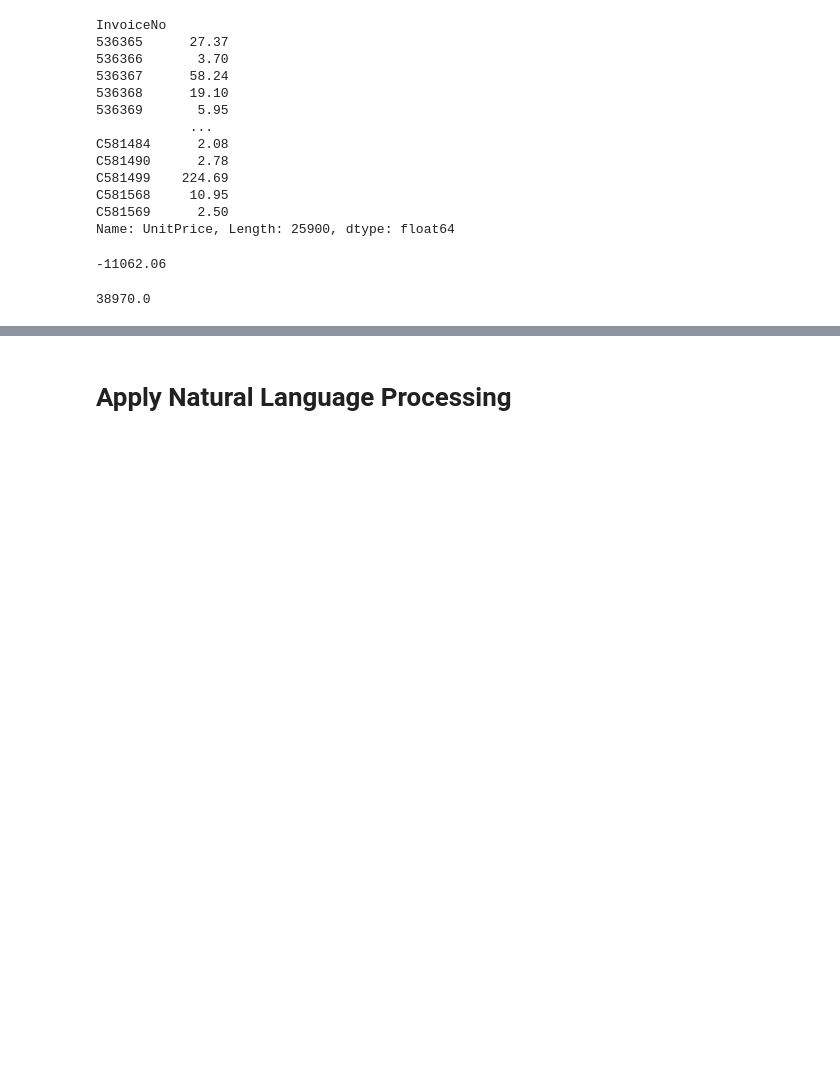
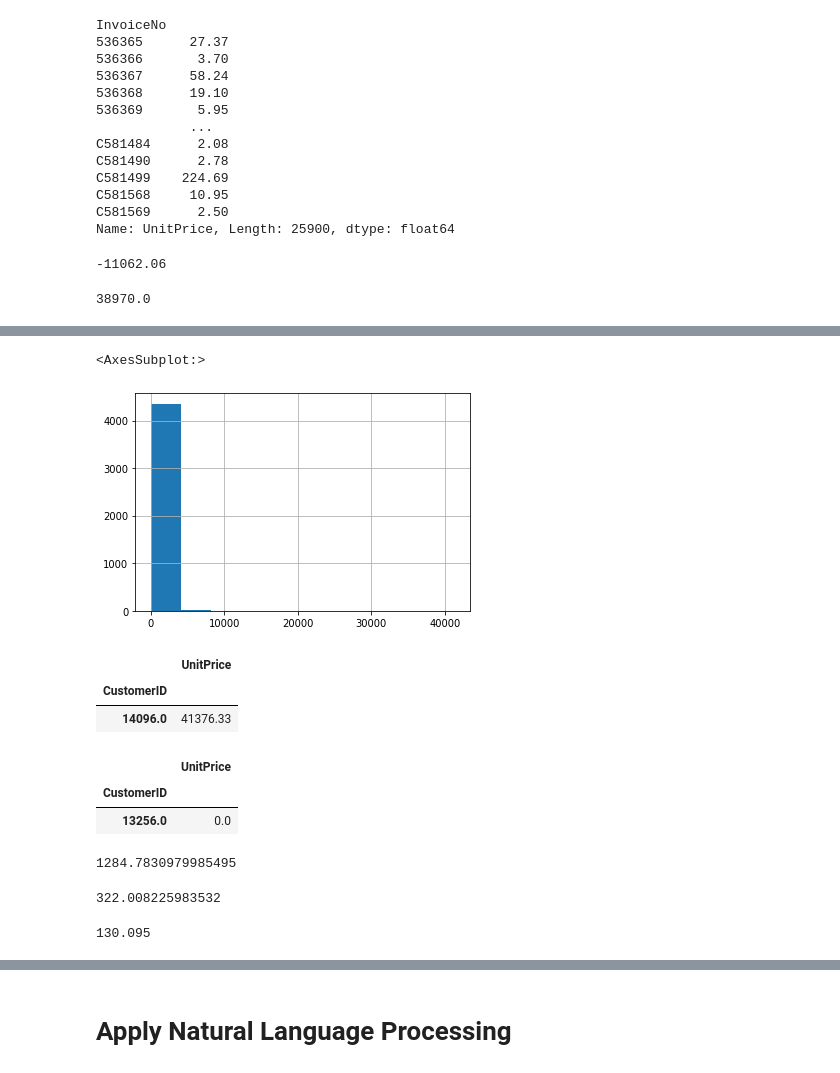
Before and after one commit to nonameforpirate/businessAnalysis, a Jupyter notebook: BusinessAnalysis.ipynb, the cells around one changed output, grey strips where cells are left out. Drawn from its saved outputs; the diff is of its cells as text; code cells hidden in the pictures; blank space fills up the shorter version.

```diff
--- a/BusinessAnalysis.ipynb
+++ b/BusinessAnalysis.ipynb
@@ -179,0 +272,4 @@ grp_invoice['UnitPrice'].hist(bins = 10)
+# %%
+customer_spent = customer_purchase.groupby('CustomerID').agg(sum)
+# %%
+customer_spent.columns = ['UnitPrice']
@@ -179,0 +293,35 @@ grp_invoice['UnitPrice'].hist(bins = 10)
+# %%
+#amount of money spent per customer distribution. It has a skewed distribution to the left.
+customer_spent['UnitPrice'].hist()
+# %% [output]
+<AxesSubplot:>
+[figure, added]
+# %%
+#The highest amount of money spent per customer.
+customer_spent[customer_spent['UnitPrice'] == customer_spent['UnitPrice'].max()]
+# %% [output]
+|  | UnitPrice |
+| CustomerID |  |
+| 14096.0 | 41376.33 |
+# %%
+#The least amount of money spent per customer.
+customer_spent[customer_spent['UnitPrice'] == customer_spent['UnitPrice'].min()]
+# %% [output]
+|  | UnitPrice |
+| CustomerID |  |
+| 13256.0 | 0.0 |
+# %%
+#the standard deviation
+customer_spent['UnitPrice'].std()
+# %% [output]
+1284.7830979985495
+# %%
+#the mean
+customer_spent['UnitPrice'].mean()
+# %% [output]
+322.008225983532
+# %%
+#the median
+customer_spent['UnitPrice'].median()
+# %% [output]
+130.095
```
Also changed, not shown: parts of 68 cells of this notebook.
